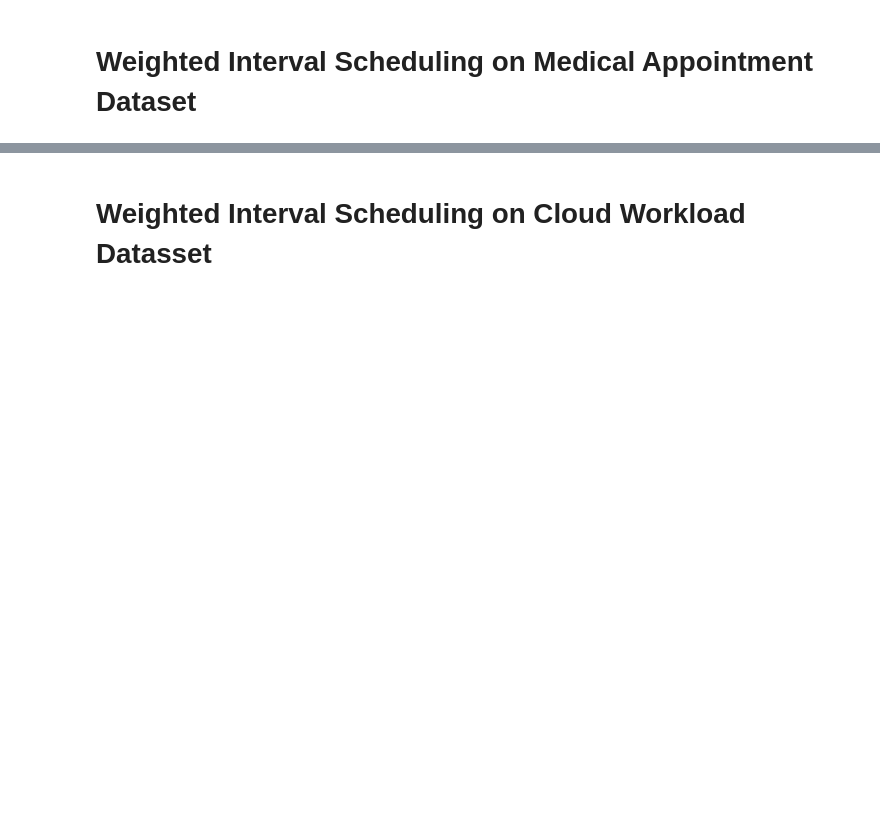
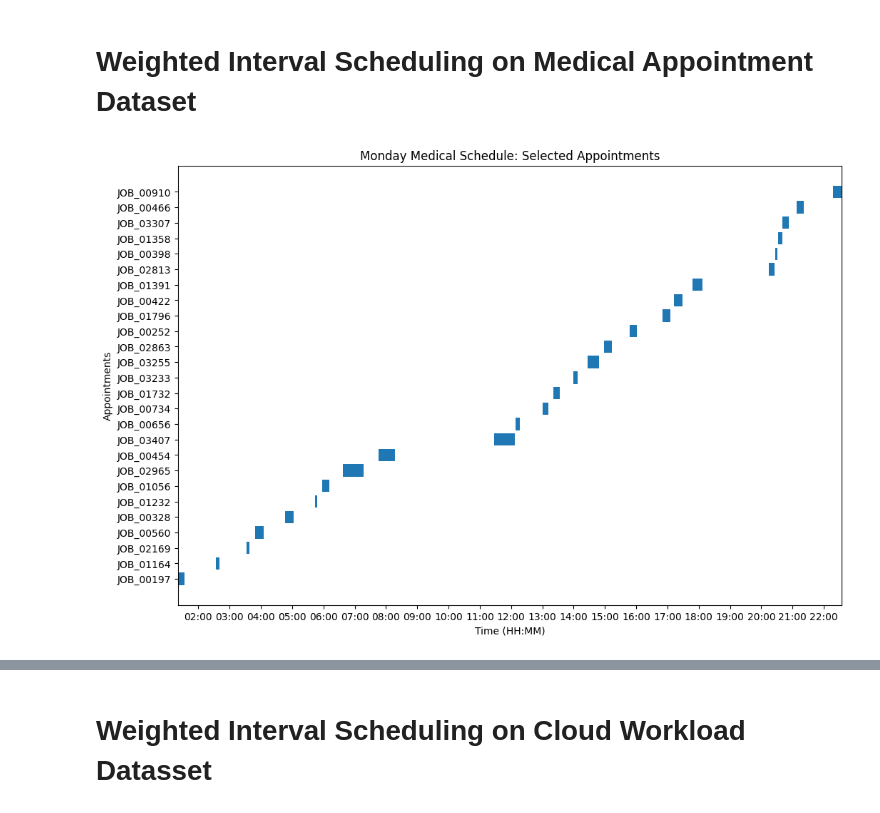
Before and after one commit to chrismckie/CSCI-274-Project, a Jupyter notebook: jupyter-notebooks/run_algorithm.ipynb, the cells around one changed output, grey strips where cells are left out. Drawn from its saved outputs; the diff is of its cells as text; code cells hidden in the pictures; blank space fills up the shorter version.

Commit message:
finish algorithm and make graphs

```diff
--- a/jupyter-notebooks/run_algorithm.ipynb
+++ b/jupyter-notebooks/run_algorithm.ipynb
@@ -15,12 +24,12 @@ medical_path = "../data/processed-datasets/medical-appointment-scheduling-system
 cloud_path = "../data/processed-datasets/cloud-workload-job-traces/cloud-workload-"
 # %%
 # Import medical data
-dfs = []
+dfs = {}
 for day in days:
     filepath = medical_path + day + ".csv"
     if Path(filepath).exists():
         df = pd.read_csv(filepath)
-    dfs.append(df)
+        dfs[day] = df
 # %%
 # Data frame columns
 interval_col = 'appointment_id'
@@ -30,20 +39,98 @@ start_min_col = 'start_minutes'
 end_min_col = 'end_minutes'
 priority_col = 'priority'
 # %%
-# Run wis algorithm on datasets
-for df in dfs:
+# Run wis algorithm on datasets, create gantt timeline charts
+time_elapsed = []
+for day, df in dfs.items():
     # Convert dataframes to lists
     interval = df[interval_col].to_list()
     intervalNum = [i for i in range(len(interval))]
+    start_time = df[start_time_col].to_list()
+    end_time = df[end_time_col].to_list()
     start = df[start_min_col].to_list()
     finish = df[end_min_col].to_list()
     weight = df[priority_col].to_list()
 
+    df['Duration'] = df[end_min_col] - df[start_min_col]
+
     # Run algorithm
+    start_timer = time.perf_counter()
     max_profit, selected_intervals = wis.create_interval_schedule(intervalNum, start, finish, weight)
+    end_timer = time.perf_counter()
+    runtime = (end_timer - start_timer) * 1000
+    time_elapsed.append(runtime)
+
+    selected_df = df.iloc[selected_intervals].copy()
+    selected_df = selected_df.sort_values(start_min_col).reset_index(drop=True)
+    # Duration in minutes
+    selected_df["Duration"] = selected_df[end_min_col] - selected_df[start_min_col]
+
+    # Save job schedule to csv files
+    path = "../results/medical-appointments/schedule"
+    os.makedirs(path, exist_ok=True)
+    filename = f"{path}/{day}-schedule.csv"
+    selected_df.to_csv(filename, index=False)
+
+    # Create Gantt Chart
+    fig, ax = plt.subplots(figsize=(12,8))
+
+    # Set labels
+    ax.set_title(f"{day} Medical Schedule: Selected Appointments")
+    ax.set_xlabel("Time (HH:MM)")
+    ax.set_ylabel('Appointments')
+
+    # Set y values on graph
+    y_pos = np.arange(len(selected_df))
+    ax.barh(
+        y=y_pos,
+        left=selected_df[start_min_col],
+        width=selected_df["Duration"]
+    )
+    ax.set_yticks(y_pos)
+    ax.set_yticklabels(selected_df[interval_col])
+
+    # Set x values on graph
+    xmin = selected_df[start_min_col].min()
+    xmax = selected_df[end_min_col].max()
+    ax.set_xlim(xmin, xmax)
+
+    # Set ticks every hour
+    ax.xaxis.set_major_locator(MultipleLocator(60))
+    ax.xaxis.set_major_formatter(FuncFormatter(process.min_to_hhmm))
+
+    # Adjust layout
+    plt.tight_layout
+
+    plt.savefig(f"../results/medical-appointments/gantt-chart/{day}_gantt.png")
+
+    # Create bar chart: Jobs selected vs jobs available
+    total_jobs = len(df)
+    selected_jobs = len(selected_df)
+    labels = ["Total Appointments", "Selected Appointments"]
+    values = [total_jobs, selected_jobs]
+
+    fig, ax = plt.subplots(figsize=(5,4))
+    ax.bar(labels,values)
+
+    # Chart lables
+    ax.set_ylabel("Number of Appointments")
+    ax.set_title("Appointments Scheduled vs Appointments Available")
+    for i, v in enumerate(values):
+        ax.text(i, v + 0.5, str(v), ha="center", fontsize=10)
+
+    plt.tight_layout()
+    plt.show()
+    plt.savefig(f"../results/medical-appointments/bar-chart/{day}_bar.png")
+
+    # Record results
     selected = [interval[i] for i in selected_intervals]
+    print(f"{day} Schedule:")
     print(f"Maximum Profit: {max_profit}")
     print(f"Selected Jobs: {selected}")
     print(f"Number of jobs selected: {len(selected)}")
-    print(f"Number of jobs not selected: {len(df) - len(selected)}\n")
+    print(f"Number of jobs not selected: {len(df) - len(selected)}")
+    print(f"Runtime: {runtime} milliseconds\n")
+
+print(f"Total runtime for all schedules: {sum(time_elapsed)} milliseconds")
 # %% [output]
+[figure, added]
```
Also changed, not shown: parts of 4 cells of this notebook, 56 other files.
